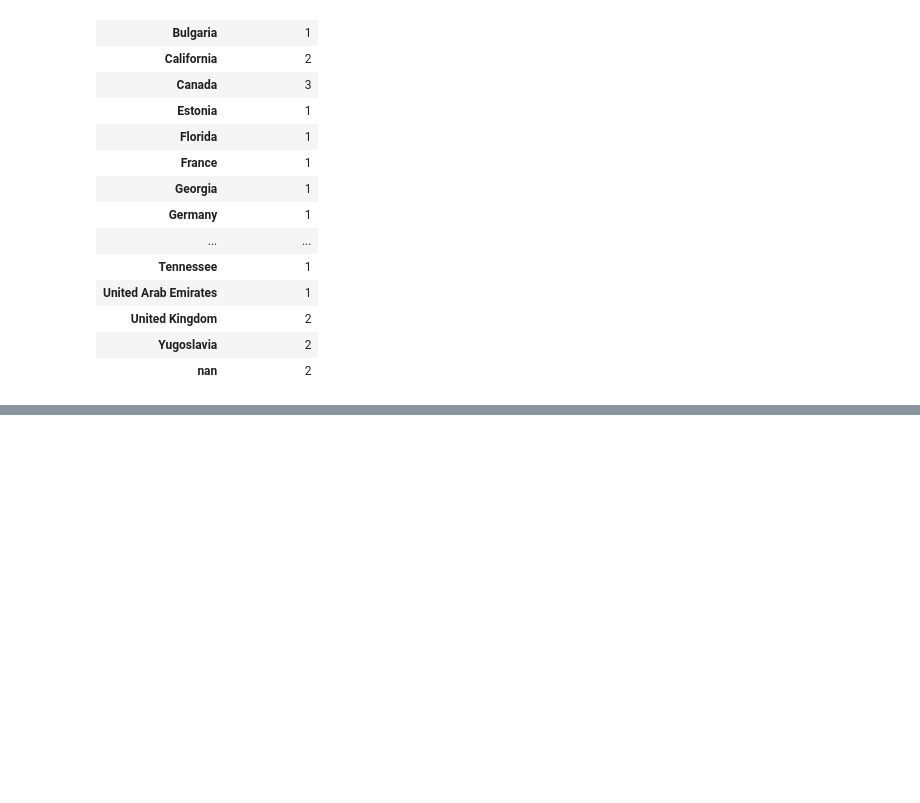
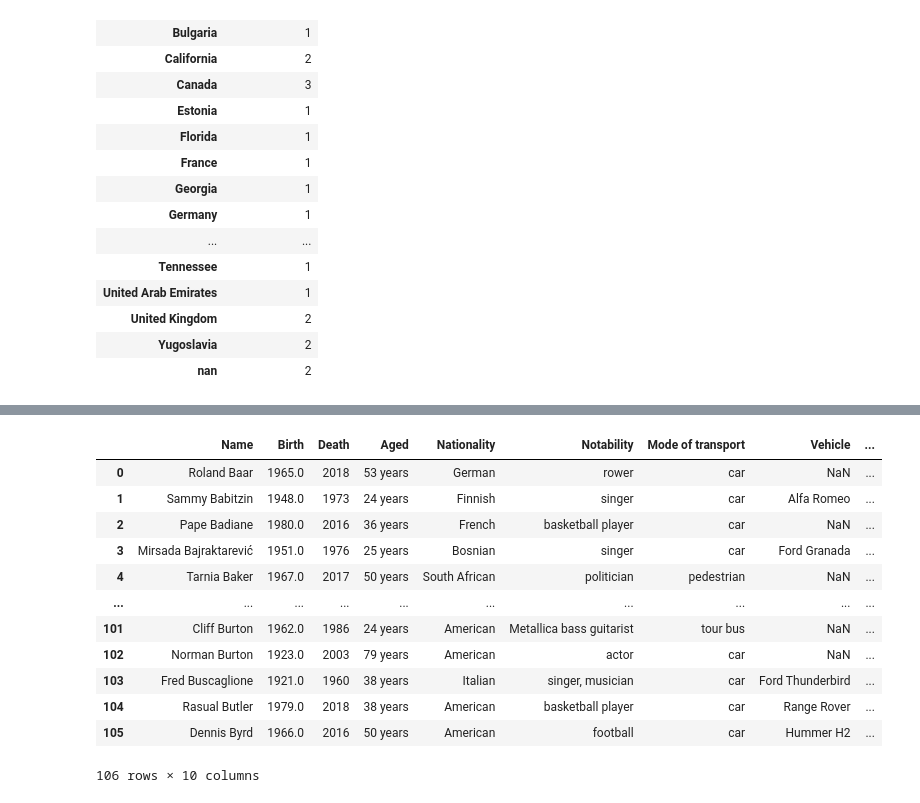
Before and after one commit to george887/MY_EXCERCISE, a Jupyter notebook: car_accident_data.ipynb, the cells around one changed output, grey strips where cells are left out. Cells and saved outputs as stored; diff of their text form; code cells hidden in the pictures; blank space fills up the shorter version.

```diff
--- a/car_accident_data.ipynb
+++ b/car_accident_data.ipynb
@@ -305,0 +381,16 @@ ValueError: Wrong number of items passed 3, placement implies 1
+# %%
+full_df
+# %% [output]
+|  | Name | Birth | Death | Aged | Nationality | Notability | Mode of transport | Vehicle | ... |
+| 0 | Roland Baar | 1965.0 | 2018 | 53 years | German | rower | car | NaN | ... |
+| 1 | Sammy Babitzin | 1948.0 | 1973 | 24 years | Finnish | singer | car | Alfa Romeo | ... |
+| 2 | Pape Badiane | 1980.0 | 2016 | 36 years | French | basketball player | car | NaN | ... |
+| 3 | Mirsada Bajraktarević | 1951.0 | 1976 | 25 years | Bosnian | singer | car | Ford Granada | ... |
+| 4 | Tarnia Baker | 1967.0 | 2017 | 50 years | South African | politician | pedestrian | NaN | ... |
+| ... | ... | ... | ... | ... | ... | ... | ... | ... | ... |
+| 101 | Cliff Burton | 1962.0 | 1986 | 24 years | American | Metallica bass guitarist | tour bus | NaN | ... |
+| 102 | Norman Burton | 1923.0 | 2003 | 79 years | American | actor | car | NaN | ... |
+| 103 | Fred Buscaglione | 1921.0 | 1960 | 38 years | Italian | singer, musician | car | Ford Thunderbird | ... |
+| 104 | Rasual Butler | 1979.0 | 2018 | 38 years | American | basketball player | car | Range Rover | ... |
+| 105 | Dennis Byrd | 1966.0 | 2016 | 50 years | American | football | car | Hummer H2 | ... |
+106 rows × 10 columns
```
Also changed, not shown: parts of 15 cells of this notebook.
